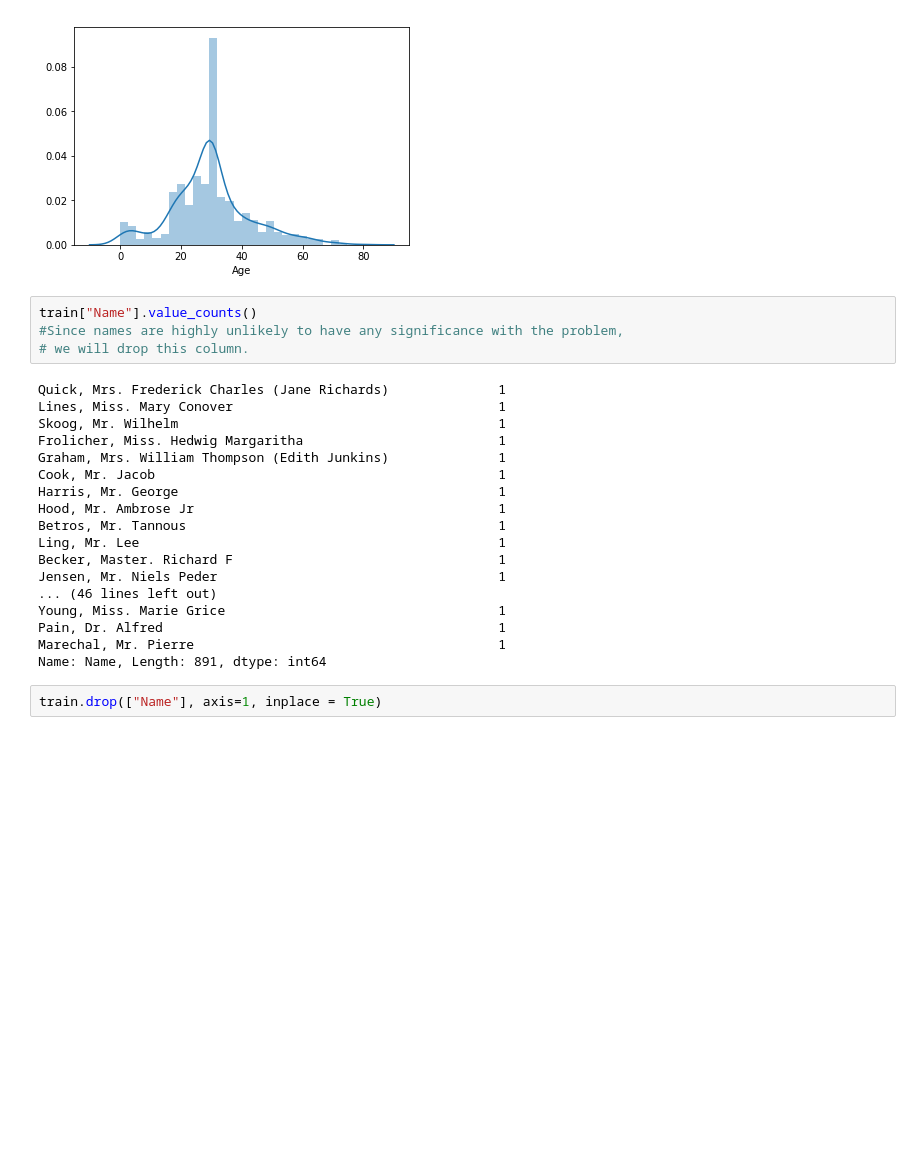
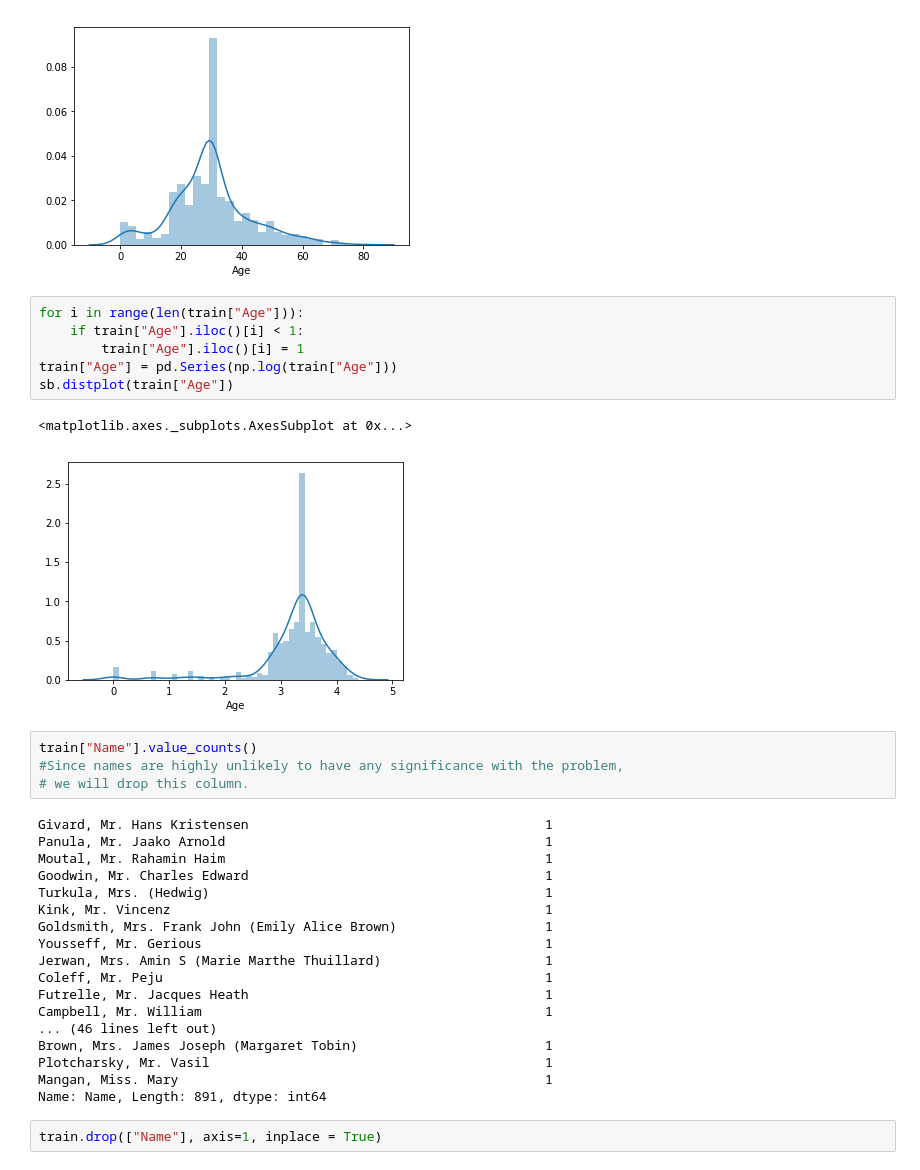
Before and after one commit to arikhan/Titanic-Machine-Learning-from-Disaster-Kaggle-Competition, a Jupyter notebook: Titanic with DL.ipynb, the cells around one changed output. Cells and saved outputs as stored; diff of their text form; blank space fills up the shorter version.

```diff
--- a/Titanic with DL.ipynb
+++ b/Titanic with DL.ipynb
@@ -205,27 +205,36 @@ sb.distplot(train["Age"])
 # %% [output]
 <matplotlib.axes._subplots.AxesSubplot at 0x...>
 [figure]
+# %%
+for i in range(len(train["Age"])):
+    if train["Age"].iloc()[i] < 1:
+        train["Age"].iloc()[i] = 1
+train["Age"] = pd.Series(np.log(train["Age"]))
+sb.distplot(train["Age"])
+# %% [output]
+<matplotlib.axes._subplots.AxesSubplot at 0x...>
+[figure, added]
 # %%
 train["Name"].value_counts()
 #Since names are highly unlikely to have any significance with the problem,
 # we will drop this column.
 # %% [output]
-Quick, Mrs. Frederick Charles (Jane Richards)              1
-Lines, Miss. Mary Conover                                  1
-Skoog, Mr. Wilhelm                                         1
-Frolicher, Miss. Hedwig Margaritha                         1
-Graham, Mrs. William Thompson (Edith Junkins)              1
-Cook, Mr. Jacob                                            1
-Harris, Mr. George                                         1
-Hood, Mr. Ambrose Jr                                       1
-Betros, Mr. Tannous                                        1
-Ling, Mr. Lee                                              1
-Becker, Master. Richard F                                  1
-Jensen, Mr. Niels Peder                                    1
+Givard, Mr. Hans Kristensen                                      1
+Panula, Mr. Jaako Arnold                                         1
+Moutal, Mr. Rahamin Haim                                         1
+Goodwin, Mr. Charles Edward                                      1
+Turkula, Mrs. (Hedwig)                                           1
+Kink, Mr. Vincenz                                                1
+Goldsmith, Mrs. Frank John (Emily Alice Brown)                   1
+Yousseff, Mr. Gerious                                            1
+Jerwan, Mrs. Amin S (Marie Marthe Thuillard)                     1
+Coleff, Mr. Peju                                                 1
+Futrelle, Mr. Jacques Heath                                      1
+Campbell, Mr. William                                            1
 ... (46 lines left out)
-Young, Miss. Marie Grice                                   1
-Pain, Dr. Alfred                                           1
-Marechal, Mr. Pierre                                       1
+Brown, Mrs. James Joseph (Margaret Tobin)                        1
+Plotcharsky, Mr. Vasil                                           1
+Mangan, Miss. Mary                                               1
 Name: Name, Length: 891, dtype: int64
 # %%
 train.drop(["Name"], axis=1, inplace = True)
```
Also changed, not shown: parts of 9 cells of this notebook.
